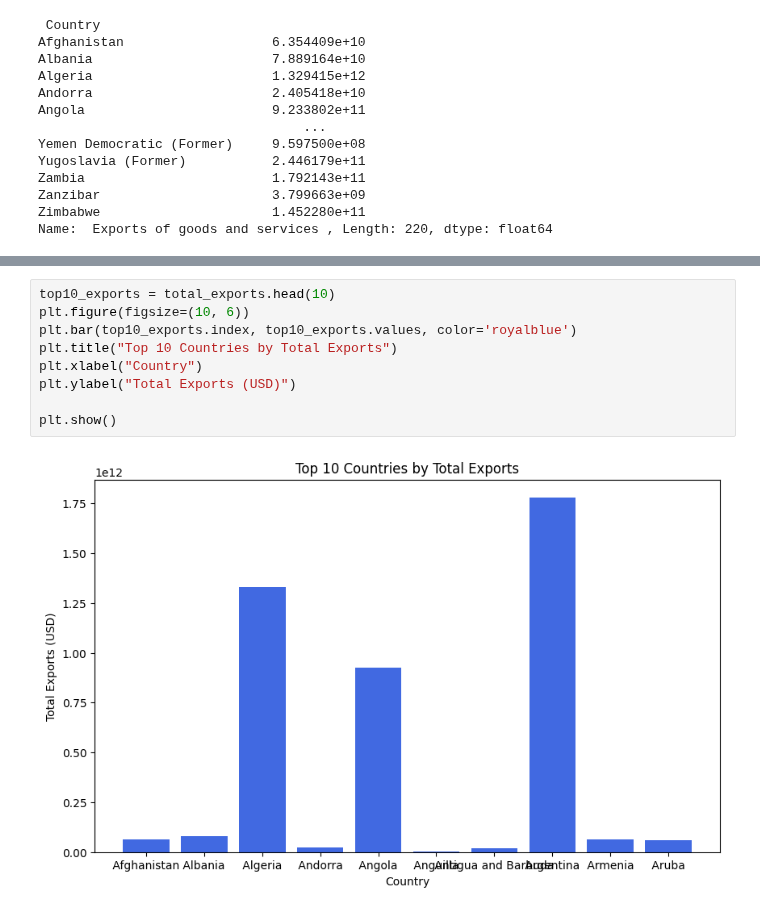
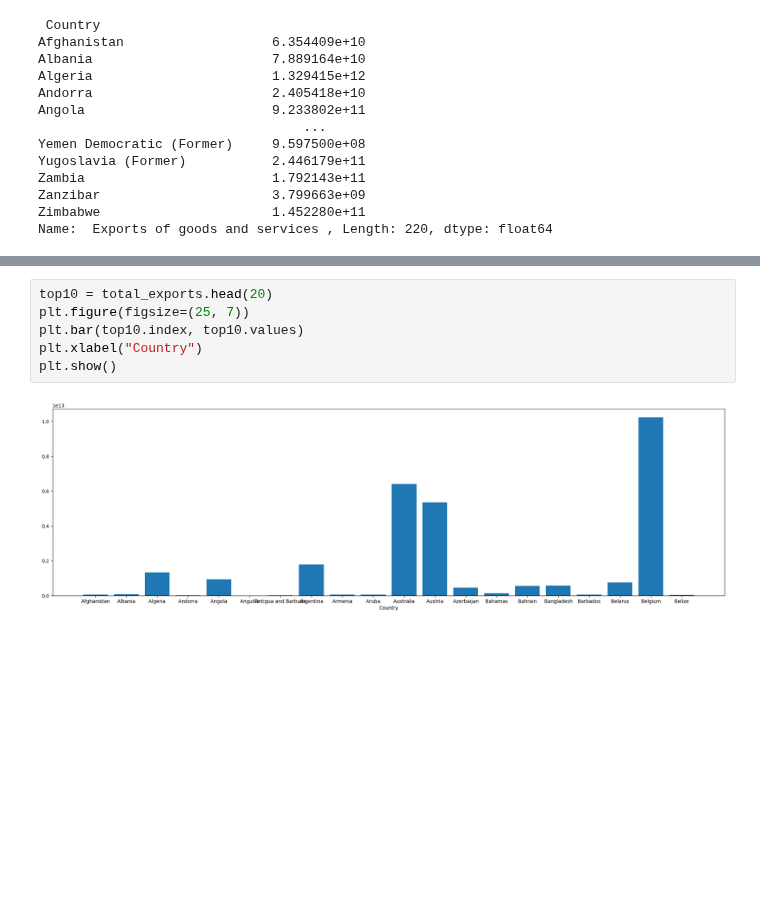
Before and after one commit to khoulaCode/machine-learning-code-orbit, a Jupyter notebook: team_members/From_Muzna/World-finance-indicators.ipynb, the cells around one changed output, grey strips where cells are left out. Drawn from its saved outputs; the diff is of its cells as text; blank space fills up the shorter version.

```diff
--- a/team_members/From_Muzna/World-finance-indicators.ipynb
+++ b/team_members/From_Muzna/World-finance-indicators.ipynb
@@ -192,11 +215,8 @@ plt.show()
-# %%
-top10_exports = total_exports.head(10)
-plt.figure(figsize=(10, 6))
-plt.bar(top10_exports.index, top10_exports.values, color='royalblue')
-plt.title("Top 10 Countries by Total Exports")
-plt.xlabel("Country")
-plt.ylabel("Total Exports (USD)")
-
-plt.show()
-# %% [output]
-[figure, removed]
+# %%
+top10 = total_exports.head(20)
+plt.figure(figsize=(25, 7))
+plt.bar(top10.index, top10.values)
+plt.xlabel("Country")
+plt.show()
+# %% [output]
+[figure, added]
```
Also changed, not shown: parts of 12 cells of this notebook.
